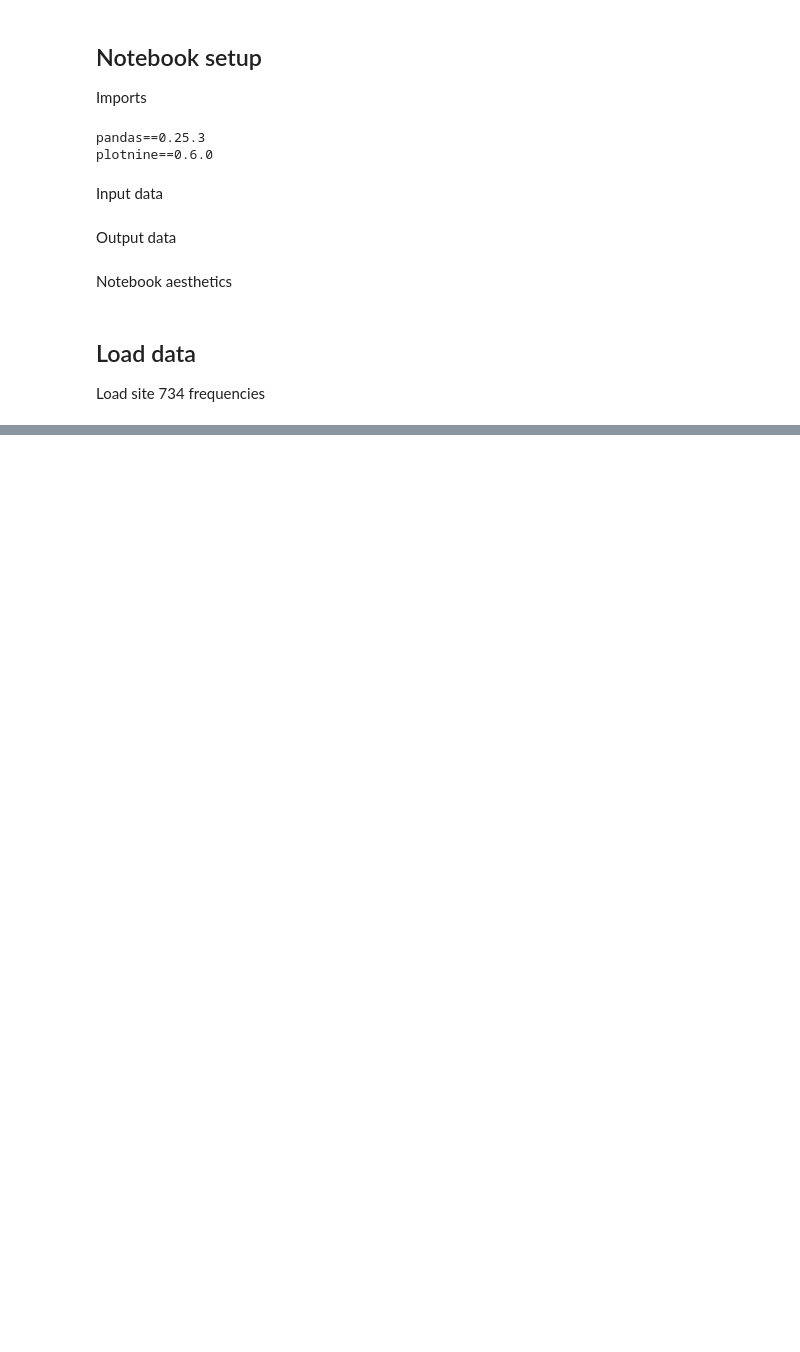
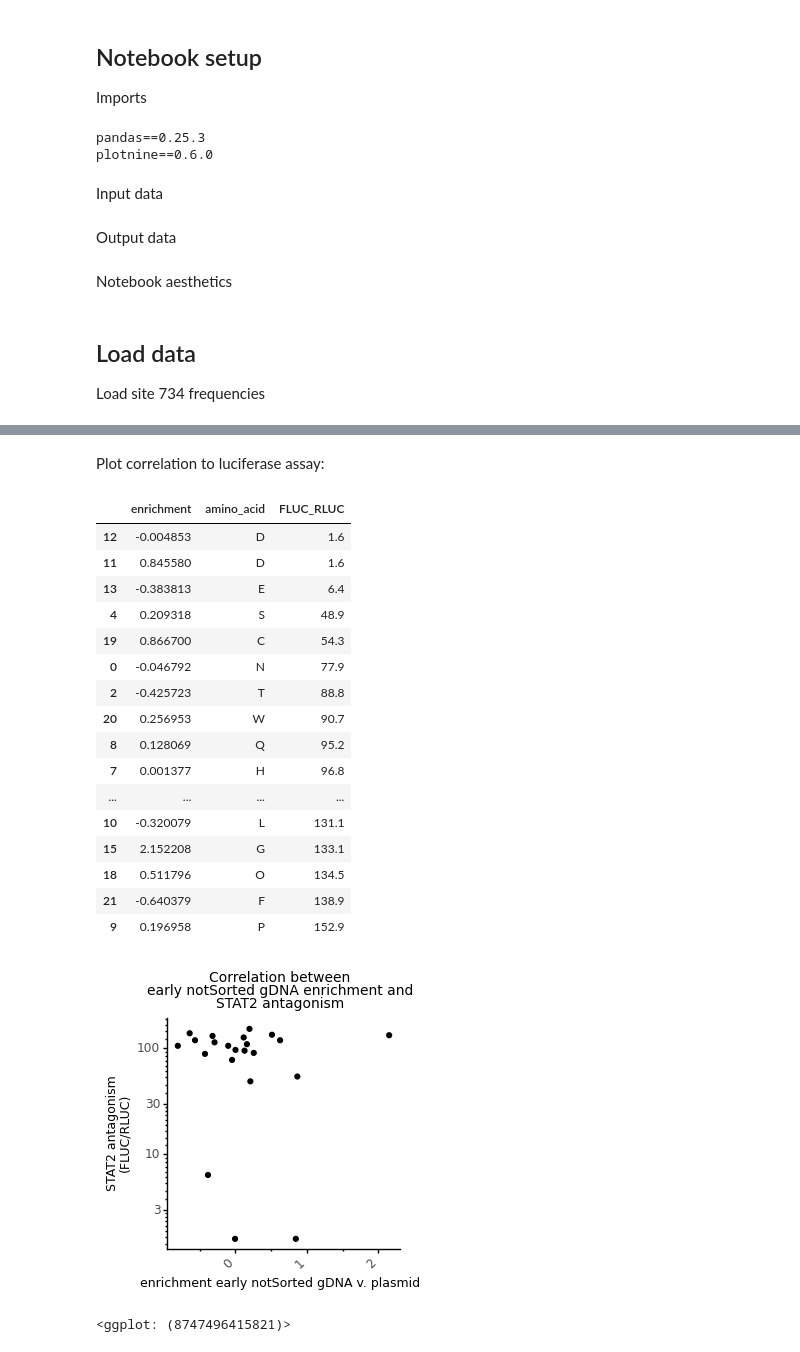
Before and after one commit to dbacsik/ns5_small_mutagenesis, a Jupyter notebook: site_734/site_734_plasmid_v_early.py.ipynb, the cells around one changed output, grey strips where cells are left out. Drawn from its saved outputs; the diff is of its cells as text; code cells hidden in the pictures; blank space fills up the shorter version.

```diff
--- a/site_734/site_734_plasmid_v_early.py.ipynb
+++ b/site_734/site_734_plasmid_v_early.py.ipynb
@@ -102,0 +122,3 @@ NameError: name 'selected_sample' is not defined
+# %%
+stat2_results = pd.read_csv(stat2_luciferase_file)
+display(stat2_results.sort_values(by='FLUC_RLUC'))
@@ -102,0 +145,8 @@ NameError: name 'selected_sample' is not defined
+# %%
+lib = "mean"
+
+enrichment_df = calculate_enrichment(
+    codon_counts,
+    selected_sample=f'{lib}-gDNA-{stage}-{sort_status}',
+    reference_sample=f'{lib}-plasmid-noStage-notSorted')
+display(enrichment_df)
@@ -102,0 +171,50 @@ NameError: name 'selected_sample' is not defined
+# %% [markdown]
+Plot correlation to luciferase assay:
+# %%
+enrichment_stat2_corr = (pd.merge(
+    left=enrichment_df[['letter','enrichment']],
+    right=stat2_results,
+    left_on='letter',
+    right_on='amino_acid',
+    how='outer')
+    .drop(columns='letter'))
+display(enrichment_stat2_corr.sort_values(by='FLUC_RLUC'))
+
+enrichment_stat2_corr_plot = (
+    p9.ggplot(enrichment_stat2_corr) +
+    p9.aes(x='enrichment',
+           y='FLUC_RLUC') +
+    p9.geom_point() +
+    p9.ggtitle(f'Correlation between\n{stage} {sort_status} gDNA enrichment and\nSTAT2 antagonism') +
+    p9.labs(x=f'enrichment {stage} {sort_status} gDNA v. plasmid',
+            y='STAT2 antagonism\n(FLUC/RLUC)') +
+    p9.scale_y_log10() +
+    p9.theme(figure_size=(3,3),
+             plot_title=p9.element_text(size=10),
+             axis_title=p9.element_text(size=9),
+             axis_text_x=p9.element_text(rotation=45, hjust=1),
+             legend_position='right',
+             legend_title=p9.element_text(size=10),
+             legend_title_align='center'))
+
+display(enrichment_stat2_corr_plot)
+# %% [output]
+|  | enrichment | amino_acid | FLUC_RLUC |
+| 12 | -0.004853 | D | 1.6 |
+| 11 | 0.845580 | D | 1.6 |
+| 13 | -0.383813 | E | 6.4 |
+| 4 | 0.209318 | S | 48.9 |
+| 19 | 0.866700 | C | 54.3 |
+| 0 | -0.046792 | N | 77.9 |
+| 2 | -0.425723 | T | 88.8 |
+| 20 | 0.256953 | W | 90.7 |
+| 8 | 0.128069 | Q | 95.2 |
+| 7 | 0.001377 | H | 96.8 |
+| ... | ... | ... | ... |
+| 10 | -0.320079 | L | 131.1 |
+| 15 | 2.152208 | G | 133.1 |
+| 18 | 0.511796 | O | 134.5 |
+| 21 | -0.640379 | F | 138.9 |
+| 9 | 0.196958 | P | 152.9 |
+[figure, added]
+<ggplot: (8747496415821)>
```
Also changed, not shown: parts of 14 cells of this notebook, 4 other files.
